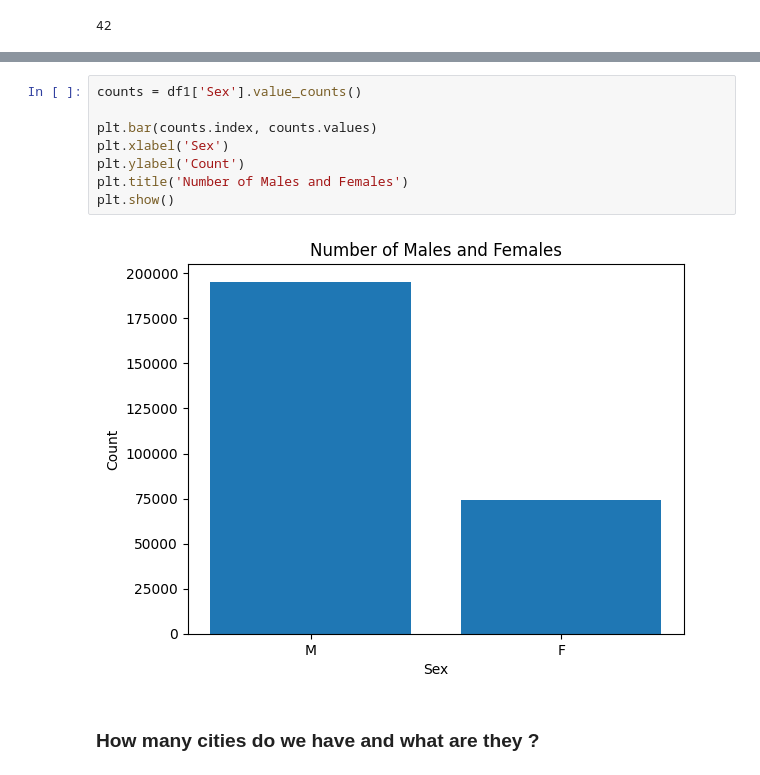
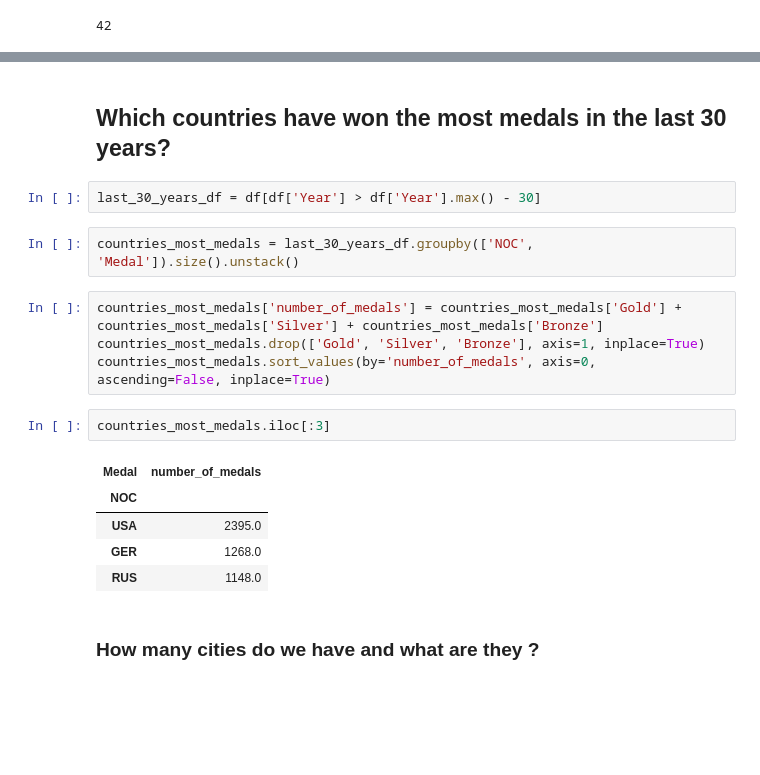
Before and after one commit to BassamSaleh99/Olympic-EDA, a Jupyter notebook: Olympic-EDA.ipynb, the cells around one changed output, grey strips where cells are left out. Saved outputs shown, nothing was run; the diff lists cells and outputs as text; blank space fills up the shorter version.

Commit message:
Analyze top medal-winning countries in the last 30 years

```diff
--- a/Olympic-EDA.ipynb
+++ b/Olympic-EDA.ipynb
@@ -205,13 +203,21 @@ num_of_cities
-# %%
-counts = df1['Sex'].value_counts()
-
-plt.bar(counts.index, counts.values)
-plt.xlabel('Sex')
-plt.ylabel('Count')
-plt.title('Number of Males and Females')
-plt.show()
-# %% [output]
-[figure, removed]
+# %% [markdown]
+## Which countries have won the most medals in the last 30 years?
+# %%
+last_30_years_df = df[df['Year'] > df['Year'].max() - 30]
+# %%
+countries_most_medals = last_30_years_df.groupby(['NOC', 'Medal']).size().unstack()
+# %%
+countries_most_medals['number_of_medals'] = countries_most_medals['Gold'] + countries_most_medals['Silver'] + countries_most_medals['Bronze']
+countries_most_medals.drop(['Gold', 'Silver', 'Bronze'], axis=1, inplace=True)
+countries_most_medals.sort_values(by='number_of_medals', axis=0, ascending=False, inplace=True)
+# %%
+countries_most_medals.iloc[:3]
+# %% [output]
+| Medal | number_of_medals |
+| NOC |  |
+| USA | 2395.0 |
+| GER | 1268.0 |
+| RUS | 1148.0 |
 # %% [markdown]
 ### How many cities do we have and what are they ?
 # %%
```
Also changed, not shown: parts of 1 cell of this notebook.
